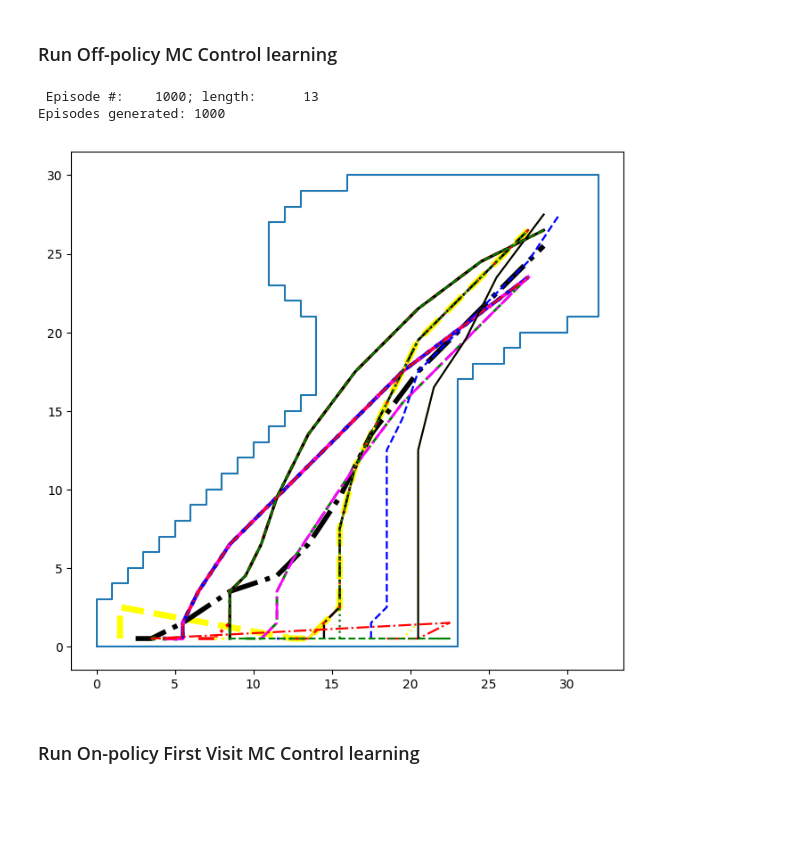
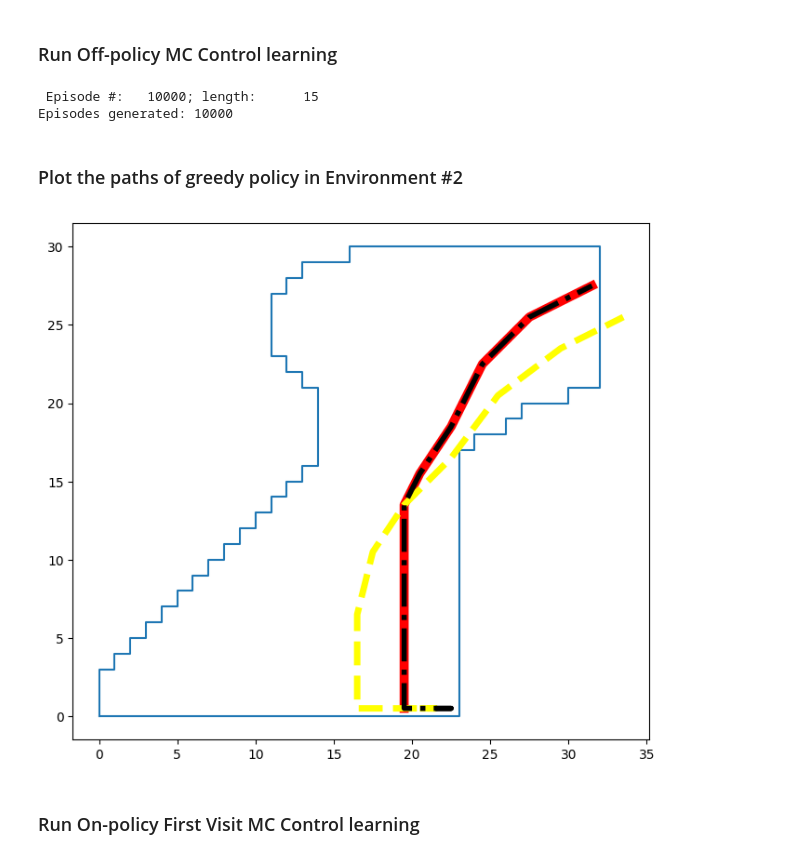
Before and after one commit to muarvyn/SuttonBartoRLBook.exercise, a Jupyter notebook: Racetrack/Exercise 5.12.ipynb, the cells around one changed output. Cells and saved outputs as stored; diff of their text form; code cells hidden in the pictures; blank space fills up the shorter version.

Commit message:
Multiple minor changes, mostly to improve plotting of the results.

```diff
--- a/Racetrack/Exercise 5.12.ipynb
+++ b/Racetrack/Exercise 5.12.ipynb
@@ -42,18 +97,20 @@ sequence = setupEnvironment(rt.contour_2, rt.start_line_2, rt.finish_line_2, Q)
 # %% [markdown]
 ### Run Off-policy MC Control learning
 # %%
-C = np.zeros(dtype=np.float, shape=Q.shape)
 #t_policy = getGreedyPolicy(Q)
 MCM.learnByEpisode(sequence,
-                   lambda e,i: MCM.OffPolicyMCControl(e, Q, C,
+                   lambda e,i: MCM.OffPolicyMCControl(e, Q, C_float,
                                 sequence.get_action.getDistribution, 0.99))
 # %% [output]
- Episode #:    1000; length:      13
-Episodes generated: 1000
+ Episode #:   10000; length:      15
+Episodes generated: 10000
+# %% [markdown]
+### Plot the paths of greedy policy in Environment #2
 # %%
-plotTraces(rt.contour_2, getTraces(rt.contour_2, rt.start_line_2, rt.finish_line_2, Q))
+plotTraces(rt.contour_2, getTraces(rt.contour_2, rt.start_line_2, rt.finish_line_2, Q,
+                                  from_position=19))# , to_position=22))
 # %% [output]
-[figure, old version]
+[figure, new version]
 # %% [markdown]
 ### Run On-policy First Visit MC Control learning
 # %%
```
Also changed, not shown: parts of 18 cells of this notebook, 3 other files.
